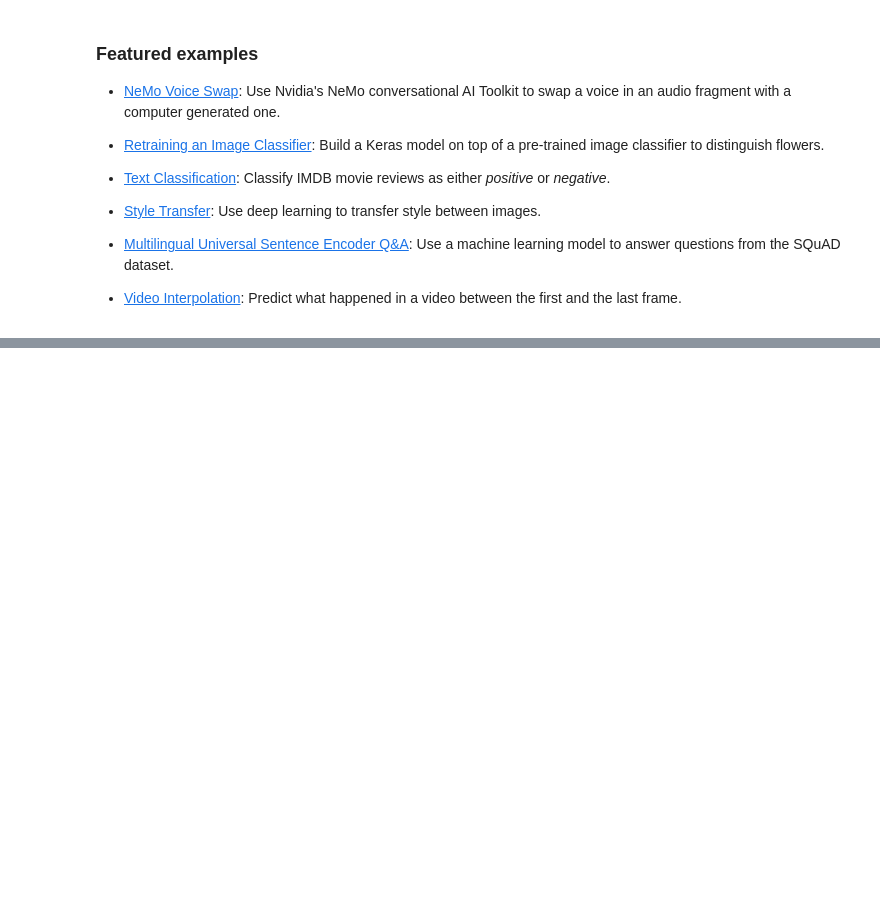
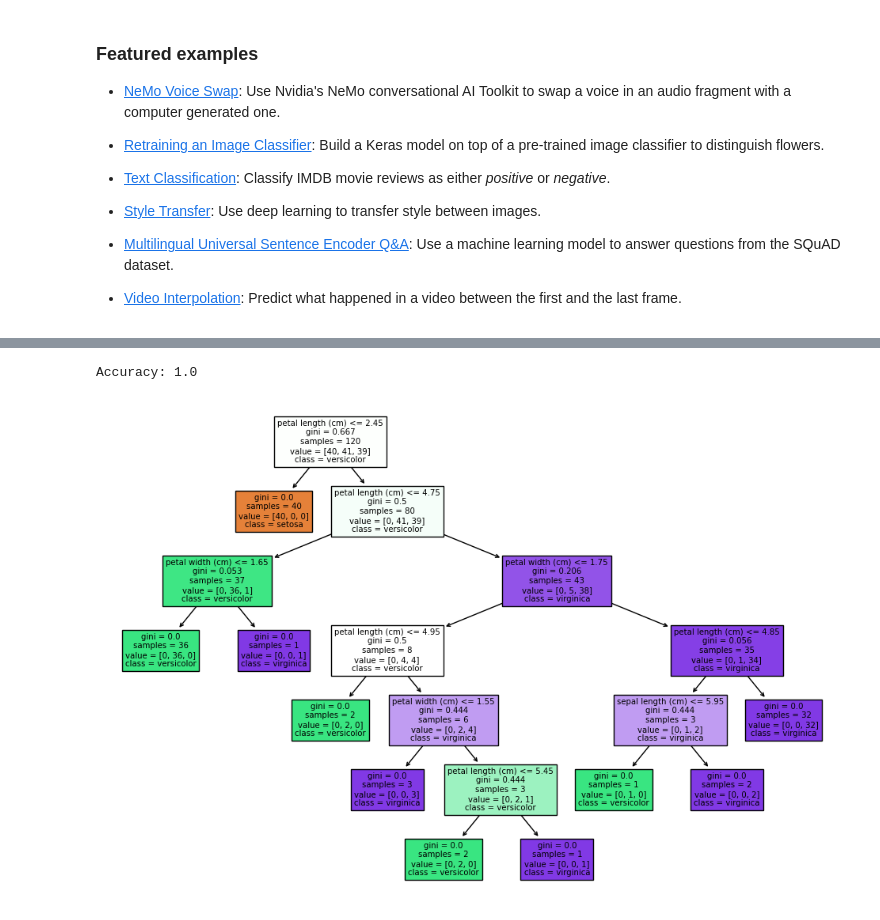
Before and after one commit to SivaAchanta/dataminning, a Jupyter notebook: Welcome_To_Colaboratory.ipynb, the cells around one changed output, grey strips where cells are left out. Drawn from its saved outputs; the diff is of its cells as text; code cells hidden in the pictures; blank space fills up the shorter version.

```diff
--- a/Welcome_To_Colaboratory.ipynb
+++ b/Welcome_To_Colaboratory.ipynb
@@ -216,3 +171,11 @@ These are a few of the notebooks from Google's online Machine Learning course. S
 - [Style Transfer](https://tensorflow.org/hub/tutorials/tf2_arbitrary_image_stylization): Use deep learning to transfer style between images.
 - [Multilingual Universal Sentence Encoder Q&A](https://tensorflow.org/hub/tutorials/retrieval_with_tf_hub_universal_encoder_qa): Use a machine learning model to answer questions from the SQuAD dataset.
 - [Video Interpolation](https://tensorflow.org/hub/tutorials/tweening_conv3d): Predict what happened in a video between the first and the last frame.
+# %%
+from sklearn.datasets import load_iris
+from sklearn.model_selection import train_test_split
+from sklearn.tree import DecisionTreeClassifier, plot_tree
+import matplotlib.pyplot as plt
+import seaborn as sns
+
+iris=load_iris()
@@ -218,0 +211,23 @@ These are a few of the notebooks from Google's online Machine Learning course. S
+# %%
+X_train, X_test, y_train, y_test = train_test_split(iris.data, iris.target, test_size=0.2, random_state=42)
+
+# Initialize the Decision Tree Classifier
+clf = DecisionTreeClassifier()
+
+# Train the classifier on the training data
+clf.fit(X_train, y_train)
+
+# Predict the labels for the test set
+y_pred = clf.predict(X_test)
+
+# Evaluate the model
+accuracy = clf.score(X_test, y_test)
+print("Accuracy:", accuracy)
+
+# Plot the decision tree
+plt.figure(figsize=(12, 8))
+plot_tree(clf, filled=True, feature_names=iris.feature_names, class_names=iris.target_names)
+plt.show()
+# %% [output]
+Accuracy: 1.0
+[figure, added]
```
Also changed, not shown: parts of 7 cells of this notebook.
